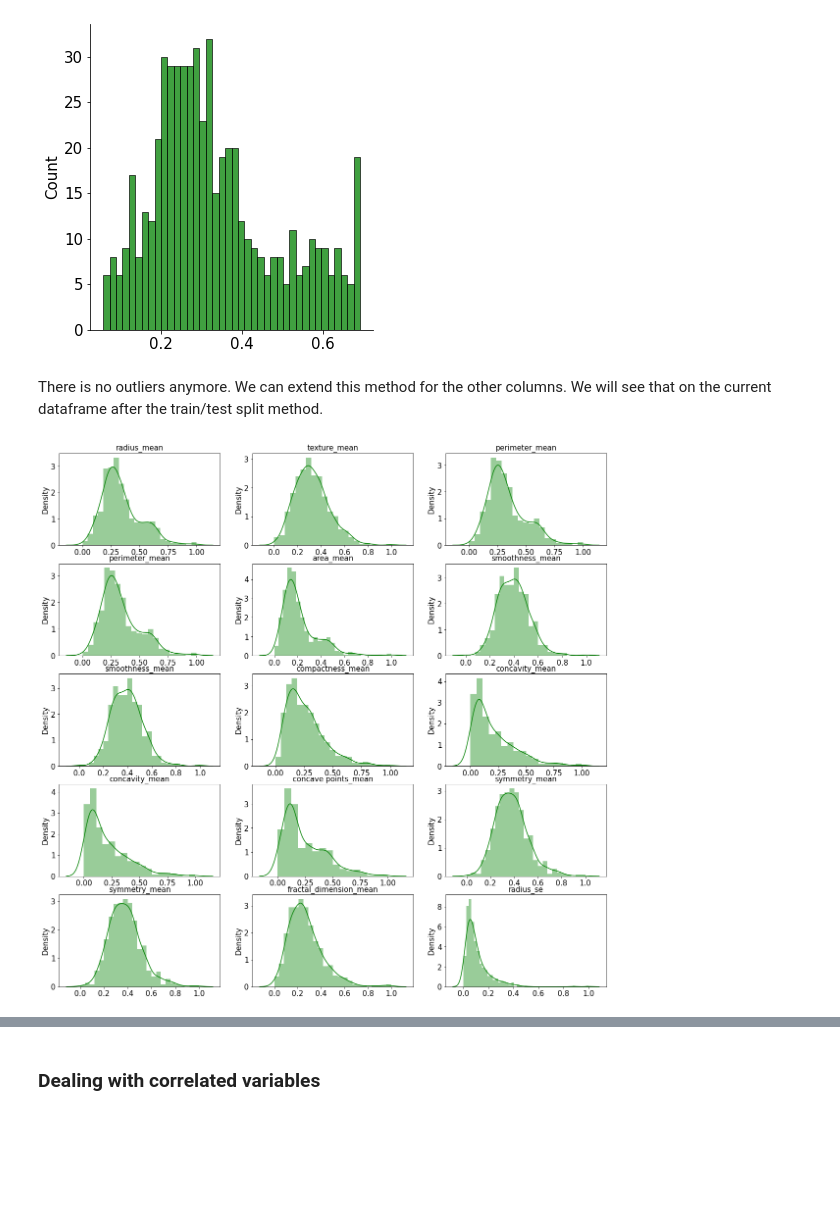
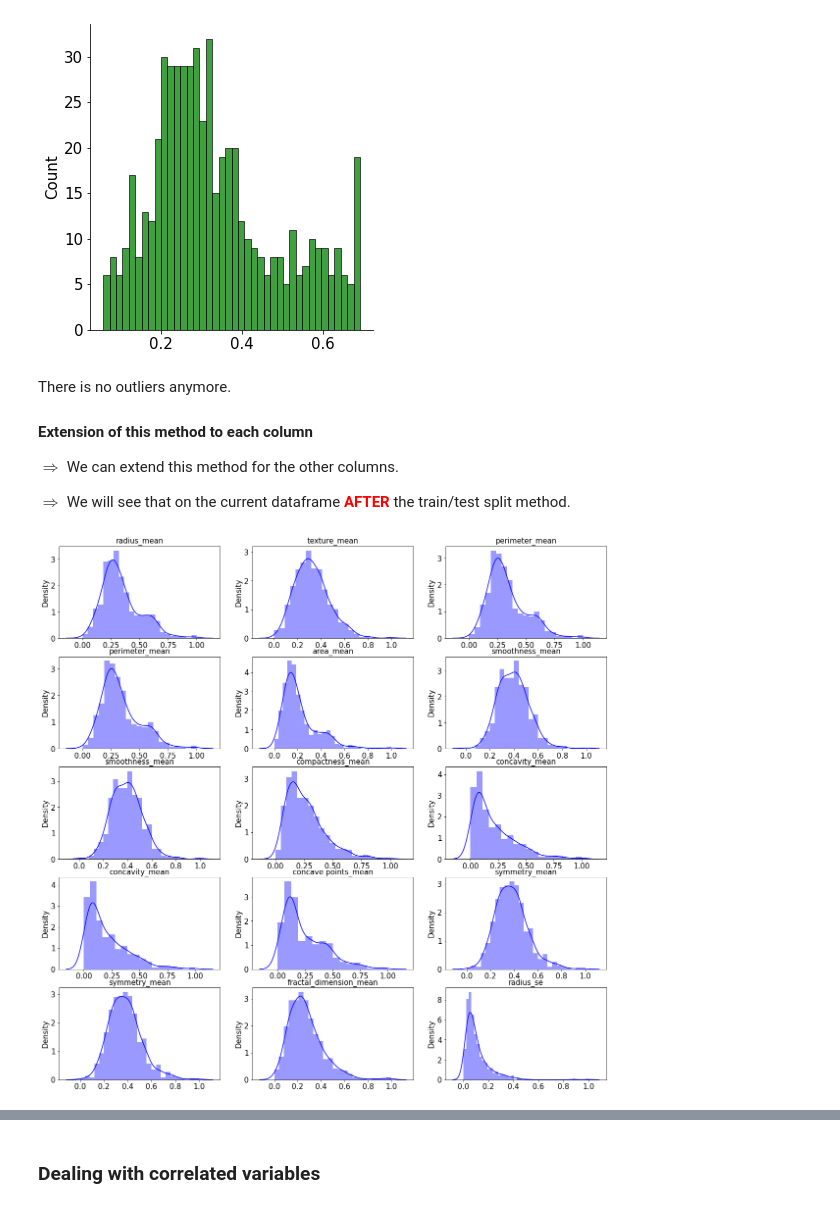
Before and after one commit to lcsrodriguez/intro-ml-assignment, a Jupyter notebook: assignment.ipynb, the cells around one changed output, grey strips where cells are left out. Cells and saved outputs as stored; diff of their text form; code cells hidden in the pictures; blank space fills up the shorter version.

```diff
--- a/assignment.ipynb
+++ b/assignment.ipynb
@@ -683,15 +682,21 @@ sns.displot(x = new_df_rm, bins = 40, kde = False, color="green")
 [figure]
 [figure]
 # %% [markdown]
-There is no outliers anymore. We can extend this method for the other columns. We will see that on the current dataframe after the train/test split method.
+There is no outliers anymore.
+
+
+#### Extension of this method to each column
+$\Longrightarrow$ We can extend this method for the other columns.
+
+$\Longrightarrow$ We will see that on the current dataframe <b style="color:red">AFTER</b> the train/test split method.
 # %%
 # Plotting distribution plots for each column
 fig, ax = plt.subplots(5, 3, figsize=(20, 20))
 for i in range(ax.shape[0]):
     for j in range(ax.shape[1]):
-        g = sns.distplot(X[X.columns[i*2+j]], ax=ax[i][j], color="green")
+        g = sns.distplot(X[X.columns[i*2+j]], ax=ax[i][j], color="blue")
         g.set(xlabel=None)
         g.set_title(X[X.columns[i*2+j]].name, fontsize = 15)
 # %% [output]
-[figure, old version]
+[figure, new version]
 # %% [markdown]
```
Also changed, not shown: parts of 13 cells of this notebook.
